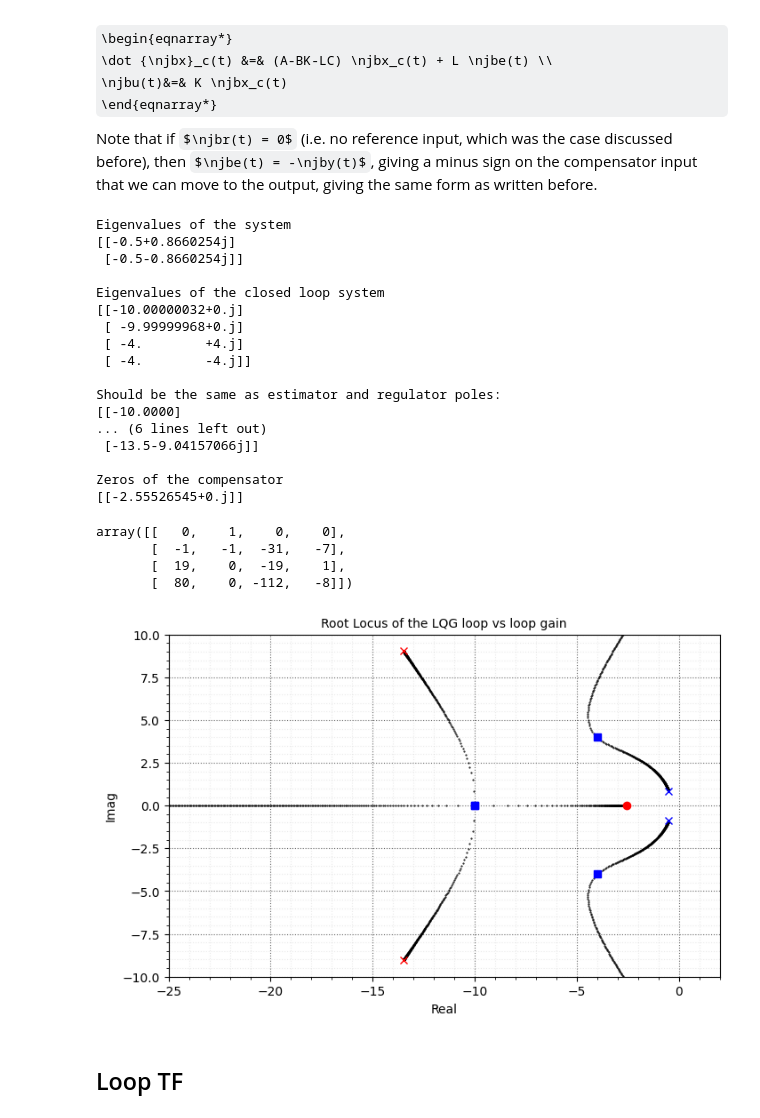
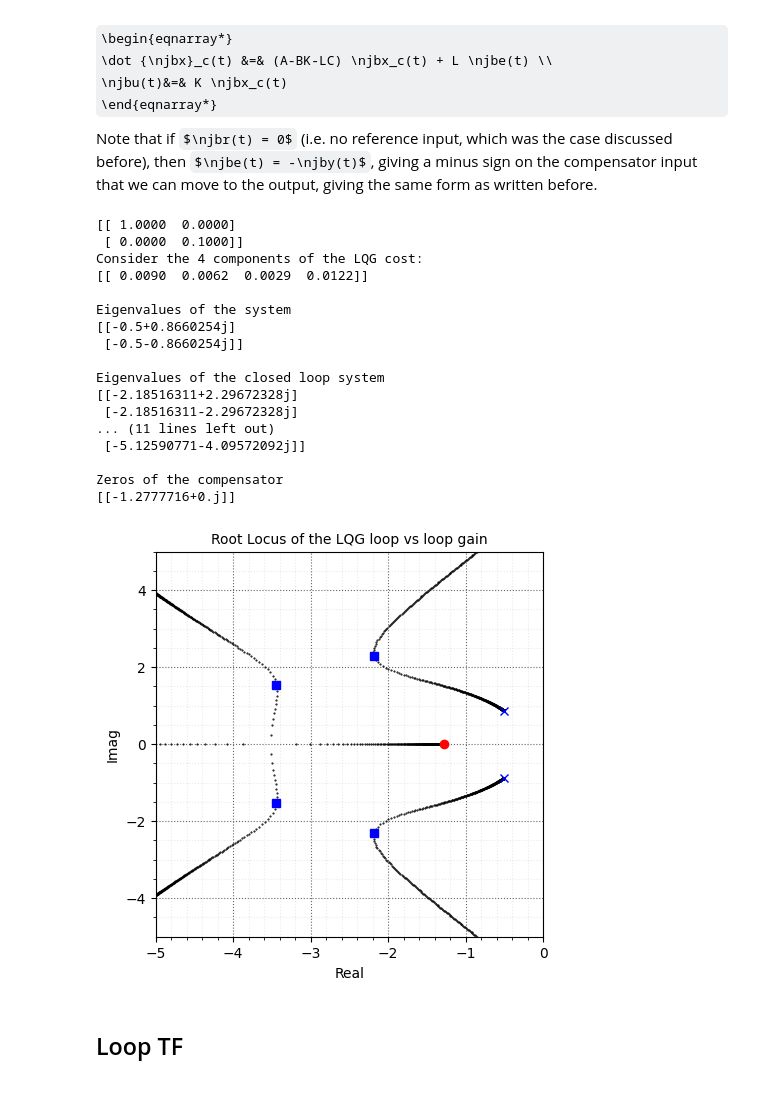
Before and after one commit to JonHowMIT/16_32_Software, a Jupyter notebook: L21_LQG.ipynb, the cells around one changed output. Cells and saved outputs as stored; diff of their text form; code cells hidden in the pictures; some formulas as TeX source.

```diff
--- a/L21_LQG.ipynb
+++ b/L21_LQG.ipynb
@@ -75,28 +124,8 @@ Note that if $\njbr(t) = 0$ (i.e. no reference input, which was the case discuss
 # %%
-A = np.array([[0, 1],[-1, -1]])
-Bu = np.array([[0],[1]])
-Bw = Bu
-Cy = np.array([[1,0]])
-Cz = np.eye(2)
-Rzz = np.array([[1, 0],[0, 0.1]])
-sys_g = StateSpace(A, Bu, Cy, 0)
+Ac,Bc,Cc,Dc,K,L,P,Q,EP,EQ = lqg(sys_g,Rzz,Ruu,Rww,Rvv)
 
-Nx = A.shape[0]
-Ny = Cy.shape[0]
-Nu = Bu.shape[1]
-
-K = np.array([[31,7]])
-L = np.array([[19],[80]])
-EQ,_ = LA.eig(A-L@Cy)
-EP,_ = LA.eig(A-Bu*K)
-
-# Form LQG compensator (basic form)
-Ac = A - Bu@K - L@Cy
-Bc = L
-Cc = K
-Dc = 0
 sys_comp = StateSpace(Ac,Bc,Cc,Dc)
-T_loop = sys_g*sys_comp
+T_loop = sys_g_yu*sys_comp
 
 # Form closed loop system (basic)
 Acl = np.vstack((np.hstack((A,-Bu@Cc)),np.hstack((Bc@Cy,Ac))))
@@ -124,49 +153,46 @@ print(np.vstack(P_comp),'\n')
 print('Zeros of the compensator')
 print(np.vstack(Z_comp),'\n')
 # %% [output]
+[[ 1.0000  0.0000]
+ [ 0.0000  0.1000]]
+Consider the 4 components of the LQG cost:
+[[ 0.0090  0.0062  0.0029  0.0122]]
+
 Eigenvalues of the system
 [[-0.5+0.8660254j]
  [-0.5-0.8660254j]]
 
 Eigenvalues of the closed loop system
-[[-10.00000032+0.j]
- [ -9.99999968+0.j]
- [ -4.        +4.j]
- [ -4.        -4.j]]
-
-Should be the same as estimator and regulator poles:
-[[-10.0000]
-... (6 lines left out)
- [-13.5-9.04157066j]]
+[[-2.18516311+2.29672328j]
+ [-2.18516311-2.29672328j]
+... (11 lines left out)
+ [-5.12590771-4.09572092j]]
 
 Zeros of the compensator
-[[-2.55526545+0.j]]
+[[-1.2777716+0.j]]
-# %%
-Acl
-# %% [output]
-array([[   0,    1,    0,    0],
-       [  -1,   -1,  -31,   -7],
-       [  19,    0,  -19,    1],
-       [  80,    0, -112,   -8]])
 # %%
-plt.figure(3,figsize=(8,5))
+plt.figure(3,figsize=(5,5))
 ax2 = plt.subplot(111)
 rlist = control.root_locus(T_loop,kvect=np.logspace(-2,2,num=1000),plot=False)
 ax2.plot(rlist[0].real,rlist[0].imag,'k.',ms=1)
 ax2.plot(P_cl.real,P_cl.imag,'bs',ms=6)
 ax2.plot(P_s.real,P_s.imag,'bx',ms=6)
 ax2.plot(P_comp.real,P_comp.imag,'rx',ms=6)
 ax2.plot(Z_comp.real,Z_comp.imag,'ro',ms=6)
 nicegrid(ax2)
-ax2.set_xlim([-25,2])
-ax2.set_ylim([-10,10])
+if jcase:
+    ax2.set_xlim([-5,0])
+    ax2.set_ylim([-5,5])
+else:
+    ax2.set_xlim([-4,2])
+    ax2.set_xlim([-5,5])
 plt.title('Root Locus of the LQG loop vs loop gain')
 plt.xlabel('Real')
 plt.ylabel('Imag')
-plt.savefig("figs/LQG_Arch_1.png")
+plt.savefig("figs/LQG_"+str(jcase)+"_1.png")
 plt.show()
 # %% [output]
-[figure, old version]
+[figure, new version]
 # %% [markdown]
 ## Loop TF
 # %%
```
Also changed, not shown: parts of 14 cells of this notebook, 3 other files.
